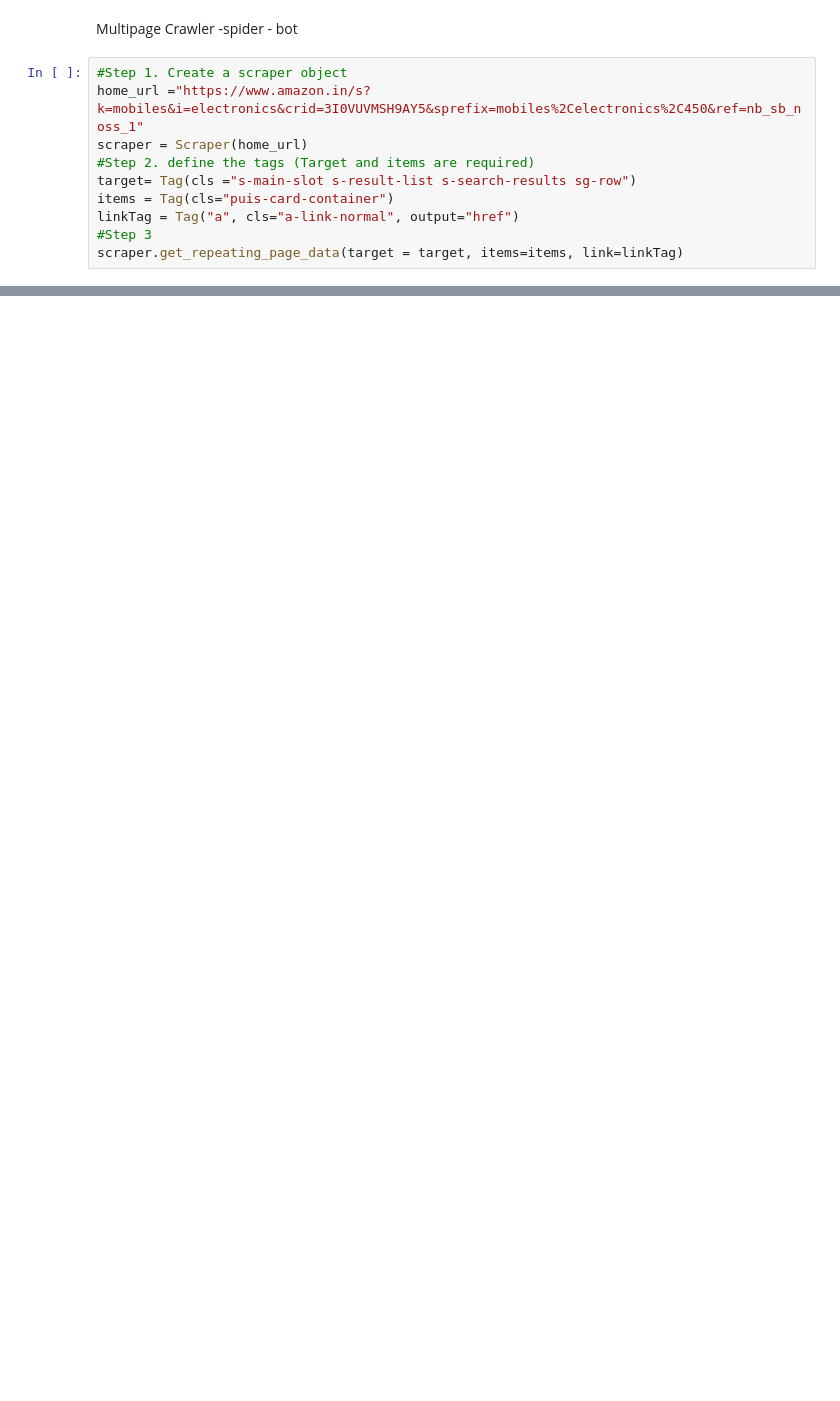
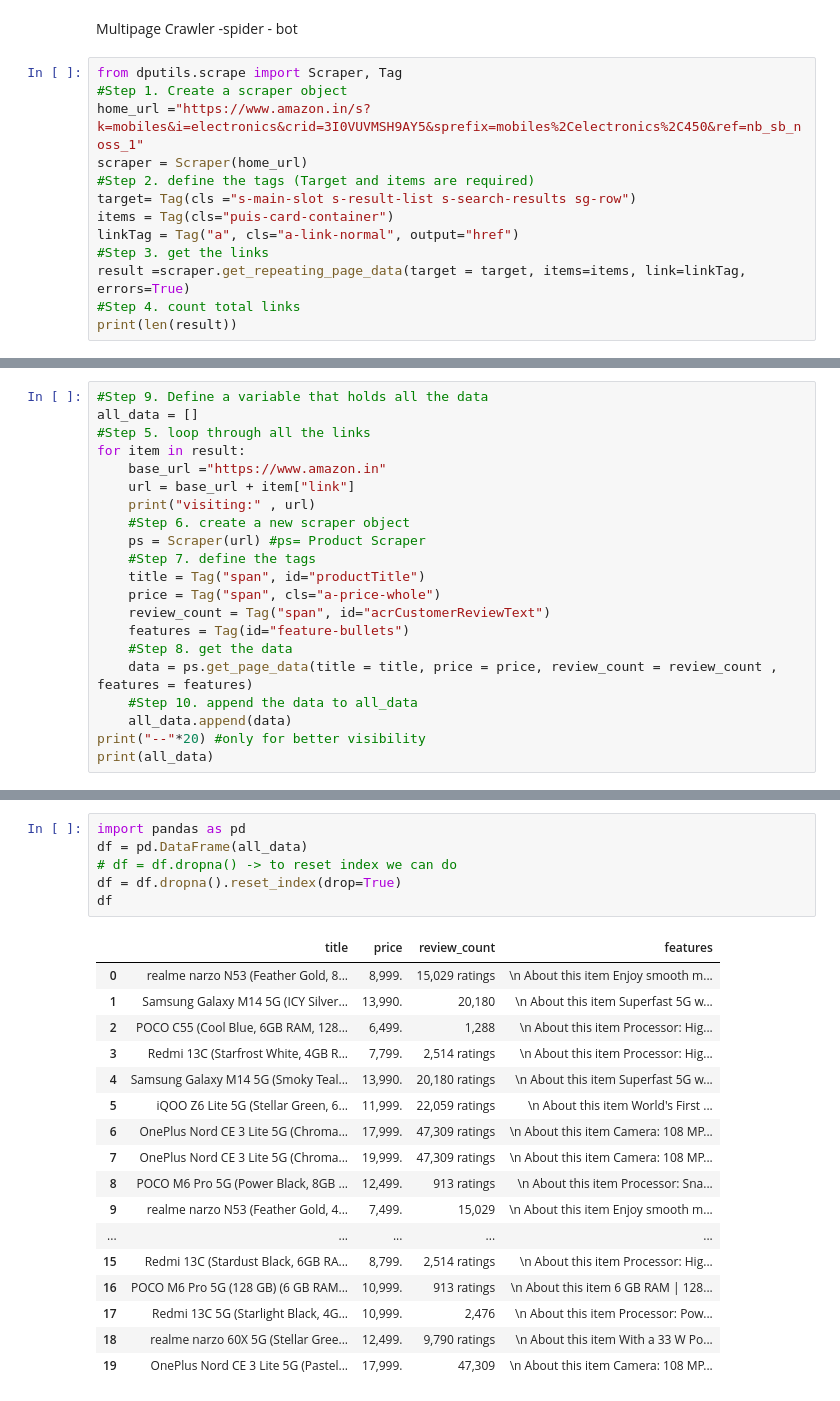
Before and after one commit to Vanshaj14Mohan/Python-data-science, a Jupyter notebook: datamining.ipynb, the cells around one changed output, grey strips where cells are left out. Saved outputs shown, nothing was run; the diff lists cells and outputs as text; blank space fills up the shorter version.

Commit message:
Data mining

```diff
--- a/datamining.ipynb
+++ b/datamining.ipynb
@@ -37,6 +37,7 @@ s.get_page_data(title = title, price = price, review_count = review_count , feat
 # %% [markdown]
 Multipage Crawler -spider - bot
 # %%
+from dputils.scrape import Scraper, Tag
 #Step 1. Create a scraper object
 home_url ="https://www.amazon.in/s?k=mobiles&i=electronics&crid=3I0VUVMSH9AY5&sprefix=mobiles%2Celectronics%2C450&ref=nb_sb_noss_1"
 scraper = Scraper(home_url)
@@ -44,8 +45,10 @@ scraper = Scraper(home_url)
 target= Tag(cls ="s-main-slot s-result-list s-search-results sg-row")
 items = Tag(cls="puis-card-container")
 linkTag = Tag("a", cls="a-link-normal", output="href")
-#Step 3
-scraper.get_repeating_page_data(target = target, items=items, link=linkTag)
+#Step 3. get the links
+result =scraper.get_repeating_page_data(target = target, items=items, link=linkTag, errors=True)
+#Step 4. count total links
+print(len(result))
 # %% [output]
 Selecting a random User-Agent...
 Randomly picked browser: Chrome
@@ -74,0 +62,21 @@ url:  https://www.amazon.in/s?k=mobiles&i=electronics&crid=3I0VUVMSH9AY5&sprefix
+# %%
+#Step 9. Define a variable that holds all the data
+all_data = []
+#Step 5. loop through all the links
+for item in result:
+    base_url ="https://www.amazon.in"
+    url = base_url + item["link"]
+    print("visiting:" , url)
+    #Step 6. create a new scraper object
+    ps = Scraper(url) #ps= Product Scraper
+    #Step 7. define the tags
+    title = Tag("span", id="productTitle")
+    price = Tag("span", cls="a-price-whole")
+    review_count = Tag("span", id="acrCustomerReviewText")
+    features = Tag(id="feature-bullets")
+    #Step 8. get the data
+    data = ps.get_page_data(title = title, price = price, review_count = review_count , features = features)
+    #Step 10. append the data to all_data
+    all_data.append(data)
+print("--"*20) #only for better visibility
+print(all_data)
@@ -74,0 +101,24 @@ url:  https://www.amazon.in/s?k=mobiles&i=electronics&crid=3I0VUVMSH9AY5&sprefix
+# %%
+import pandas as pd
+df = pd.DataFrame(all_data)
+# df = df.dropna() -> to reset index we can do
+df = df.dropna().reset_index(drop=True)
+df
+# %% [output]
+|  | title | price | review_count | features |
+| 0 | realme narzo N53 (Feather Gold, 8... | 8,999. | 15,029 ratings | \n About this item Enjoy smooth m... |
+| 1 | Samsung Galaxy M14 5G (ICY Silver... | 13,990. | 20,180 | \n About this item Superfast 5G w... |
+| 2 | POCO C55 (Cool Blue, 6GB RAM, 128... | 6,499. | 1,288 | \n About this item Processor: Hig... |
+| 3 | Redmi 13C (Starfrost White, 4GB R... | 7,799. | 2,514 ratings | \n About this item Processor: Hig... |
+| 4 | Samsung Galaxy M14 5G (Smoky Teal... | 13,990. | 20,180 ratings | \n About this item Superfast 5G w... |
+| 5 | iQOO Z6 Lite 5G (Stellar Green, 6... | 11,999. | 22,059 ratings | \n About this item World's First ... |
+| 6 | OnePlus Nord CE 3 Lite 5G (Chroma... | 17,999. | 47,309 ratings | \n About this item Camera: 108 MP... |
+| 7 | OnePlus Nord CE 3 Lite 5G (Chroma... | 19,999. | 47,309 ratings | \n About this item Camera: 108 MP... |
+| 8 | POCO M6 Pro 5G (Power Black, 8GB ... | 12,499. | 913 ratings | \n About this item Processor: Sna... |
+| 9 | realme narzo N53 (Feather Gold, 4... | 7,499. | 15,029 | \n About this item Enjoy smooth m... |
+| ... | ... | ... | ... | ... |
+| 15 | Redmi 13C (Stardust Black, 6GB RA... | 8,799. | 2,514 ratings | \n About this item Processor: Hig... |
+| 16 | POCO M6 Pro 5G (128 GB) (6 GB RAM... | 10,999. | 913 ratings | \n About this item 6 GB RAM | 128... |
+| 17 | Redmi 13C 5G (Starlight Black, 4G... | 10,999. | 2,476 | \n About this item Processor: Pow... |
+| 18 | realme narzo 60X 5G (Stellar Gree... | 12,499. | 9,790 ratings | \n About this item With a 33 W Po... |
+| 19 | OnePlus Nord CE 3 Lite 5G (Pastel... | 17,999. | 47,309 | \n About this item Camera: 108 MP... |
```
Also changed, not shown: parts of 7 cells of this notebook, 2 other files.
